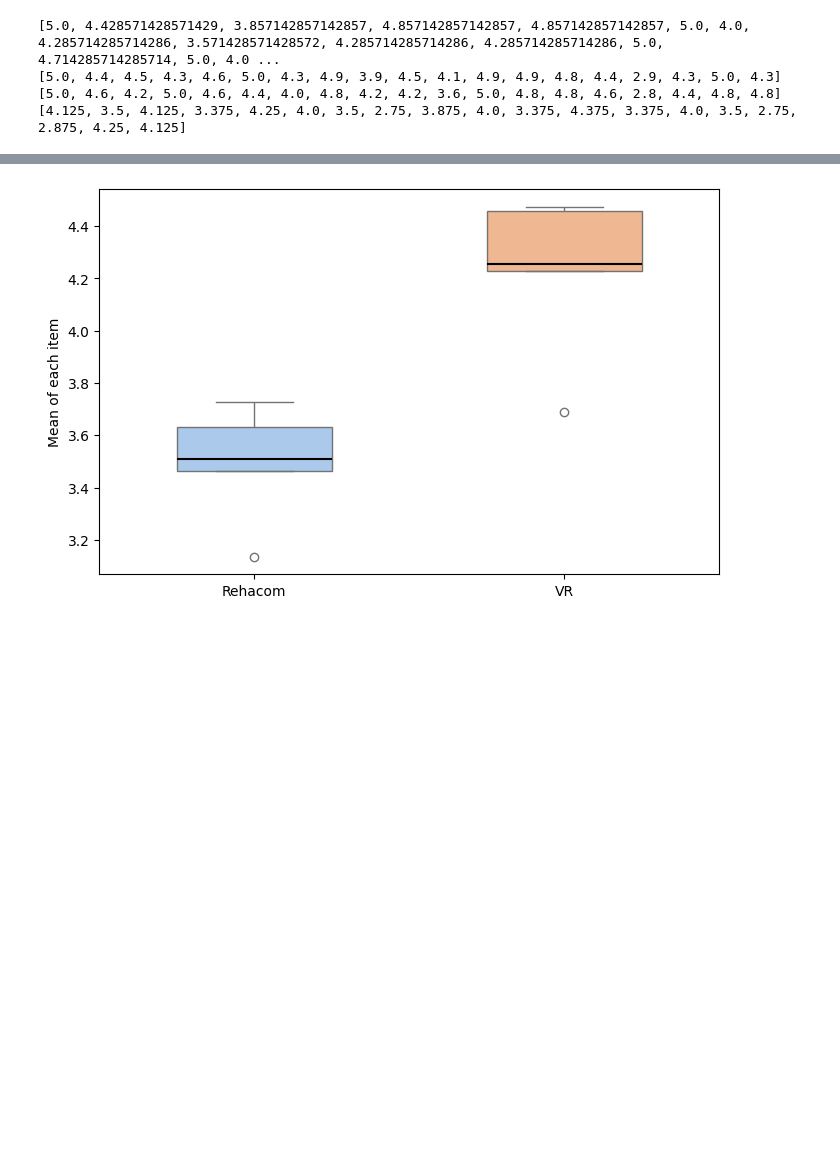
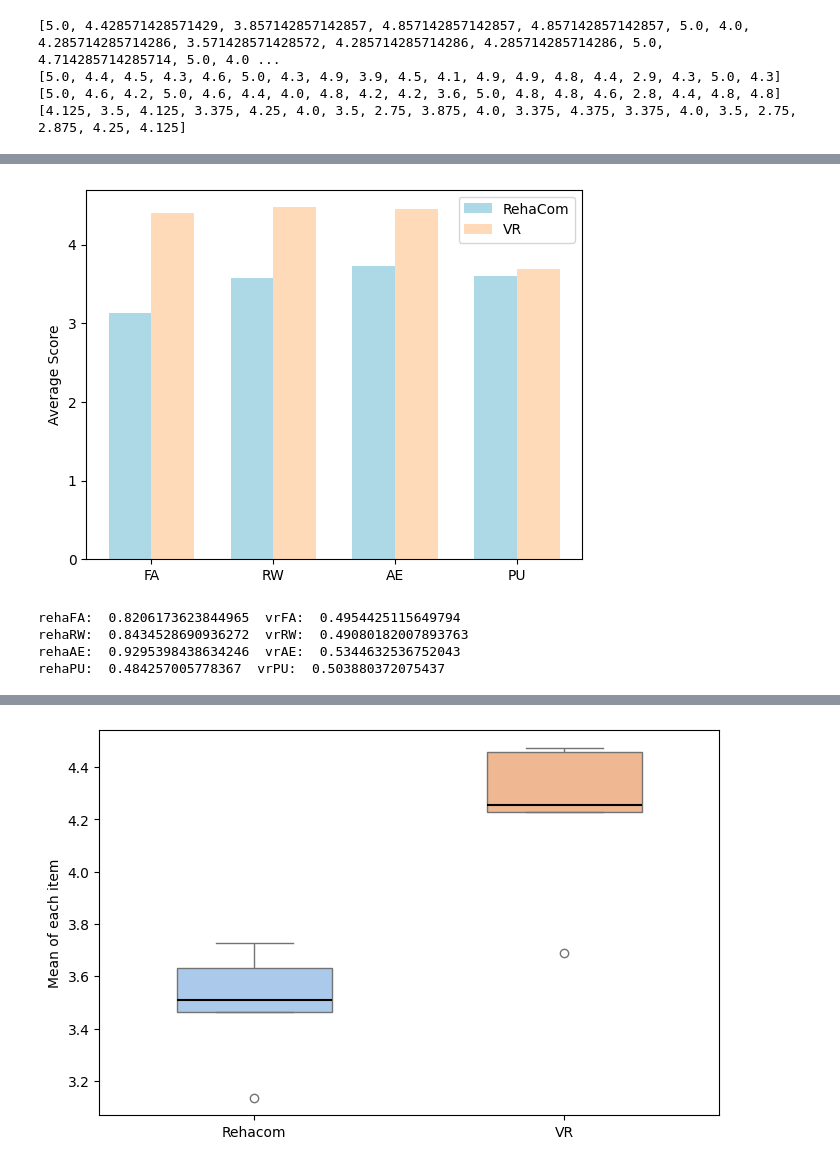
Before and after one commit to Gehad28/questionnaire-website, a Jupyter notebook: analysis.ipynb, the cells around one changed output, grey strips where cells are left out. Saved outputs shown, nothing was run; the diff lists cells and outputs as text; code cells hidden in the pictures; blank space fills up the shorter version.

```diff
--- a/analysis.ipynb
+++ b/analysis.ipynb
@@ -73,0 +105,32 @@ vr_items = [vrFA_mean, vrRW_mean, vrAE_mean, vrPU_mean]
+# %%
+bar_width = 0.35
+plt.bar(np.arange(4) - bar_width/2, [rehaFA_mean, rehaRW_mean, rehaAE_mean, rehaPU_mean], bar_width, label='RehaCom', color='lightblue')
+plt.bar(np.arange(4) + bar_width/2, [vrFA_mean, vrRW_mean, vrAE_mean, vrPU_mean], bar_width, label='VR', color='peachpuff')
+
+plt.xticks(np.arange(4), ['FA', 'RW', 'AE', 'PU'])
+plt.ylabel('Average Score')
+plt.legend()
+
+plt.show()
+# %% [output]
+[figure, added]
+# %%
+rehaFA_std = np.std(rehaFA)
+rehaRW_std = np.std(rehaRW)
+rehaAE_std = np.std(rehaAE)
+rehaPU_std = np.std(rehaPU)
+
+vrFA_std = np.std(vrFA)
+vrRW_std = np.std(vrRW)
+vrAE_std = np.std(vrAE)
+vrPU_std = np.std(vrPU)
+
+print('rehaFA: ', rehaFA_std, ' vrFA: ', vrFA_std)
+print('rehaRW: ', rehaRW_std, ' vrRW: ', vrRW_std)
+print('rehaAE: ', rehaAE_std, ' vrAE: ', vrAE_std)
+print('rehaPU: ', rehaPU_std, ' vrPU: ', vrPU_std)
+# %% [output]
+rehaFA:  0.8206173623844965  vrFA:  0.4954425115649794
+rehaRW:  0.8434528690936272  vrRW:  0.49080182007893763
+rehaAE:  0.9295398438634246  vrAE:  0.5344632536752043
+rehaPU:  0.484257005778367  vrPU:  0.503880372075437
```
Also changed, not shown: parts of 5 cells of this notebook, 1 other file.
